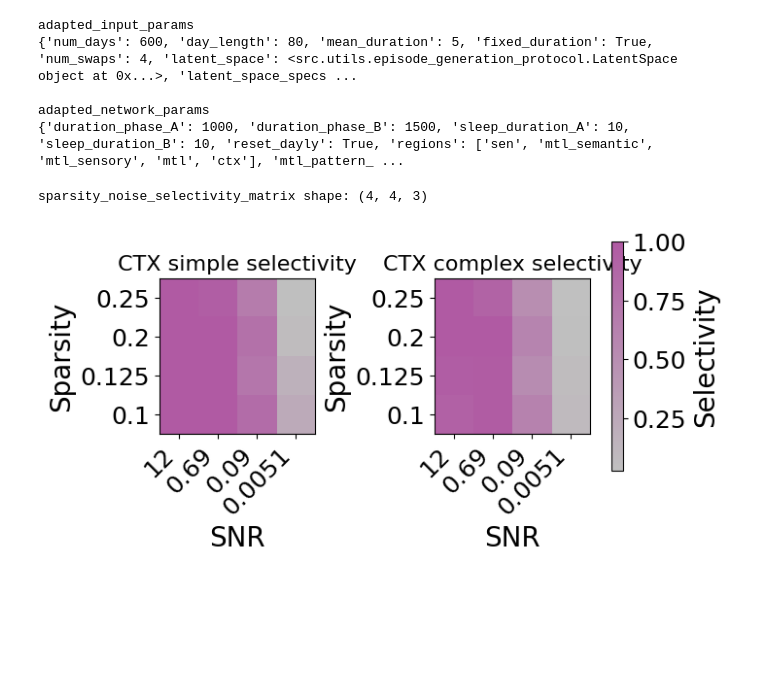
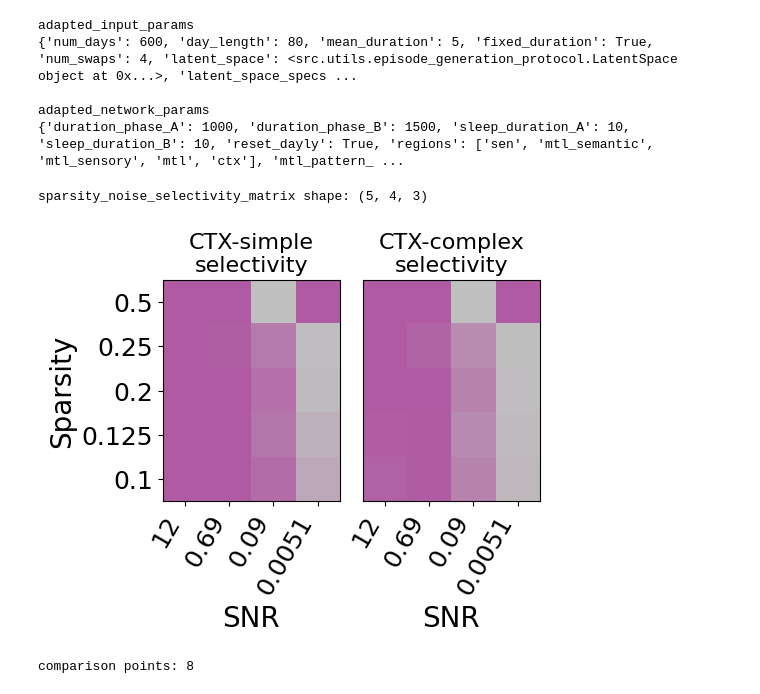
Before and after one commit to albesagonzalez/sensory-semantic-episodes, a Jupyter notebook: parameter_sweeps.ipynb, the cells around one changed output. Saved outputs shown, nothing was run; the diff lists cells and outputs as text; code cells hidden in the pictures; blank space fills up the shorter version.

```diff
--- a/parameter_sweeps.ipynb
+++ b/parameter_sweeps.ipynb
@@ -360,11 +357,11 @@ pattern_complete_iteration_ctx_simple_selectivity shape: (4, 6)
 pattern_complete_iteration_ctx_complex_selectivity shape: (4, 6)
 pattern_complete_iteration_mtl_semantic_simple_selectivity shape: (4, 6)
 # %%
-fig, axes = plt.subplots(1, 2, figsize=(7, 3.5), constrained_layout=True)
+fig, axes = plt.subplots(1, 2, figsize=(4, 4), constrained_layout=True, sharey=True)
 
 plot_matrices = [
-    (pattern_complete_iteration_ctx_simple_selectivity.T, "CTX simple selectivity"),
-    (pattern_complete_iteration_ctx_complex_selectivity.T, "CTX complex selectivity"),
+    (pattern_complete_iteration_ctx_simple_selectivity.T, "CTX-simple\nselectivity"),
+    (pattern_complete_iteration_ctx_complex_selectivity.T, "CTX-complex\nselectivity"),
 ]
 vmin = min(matrix.min() for matrix, _ in plot_matrices)
 vmax = max(matrix.max() for matrix, _ in plot_matrices)
@@ -379,15 +376,14 @@ for ax, (matrix, title) in zip(axes, plot_matrices):
     )
     ax.set_title(title, fontsize=16)
     ax.set_xlabel("SNR", fontsize=20)
-    ax.set_ylabel("Pattern-complete iterations", fontsize=20)
+    ax.set_ylabel("Pattern complete\niterations", fontsize=20)
     ax.set_xticks(np.arange(len(snr_values)))
-    ax.set_xticklabels([f"{value:.2g}" for value in snr_values], rotation=45, ha="right")
+    ax.set_xticklabels([f"{value:.2g}" for value in snr_values], rotation=60, ha="right")
     ax.set_yticks(np.arange(len(pattern_complete_iteration_values)))
     ax.set_yticklabels(pattern_complete_iteration_values)
     ax.tick_params(axis="both", labelsize=18)
+axes[1].yaxis.set_visible(False)
 
-cbar = fig.colorbar(im, ax=axes, shrink=0.9)
-cbar.set_label("Selectivity", fontsize=20)
-cbar.ax.tick_params(labelsize=18)
-plt.show()
+
+plt.savefig("Figures_SVG/S7c.svg", dpi=300, transparent=True)
 # %% [output]
@@ -648,7 +546,7 @@ adapted_input_params
 adapted_network_params
 {'duration_phase_A': 1000, 'duration_phase_B': 1500, 'sleep_duration_A': 10, 'sleep_duration_B': 10, 'reset_dayly': True, 'regions': ['sen', 'mtl_semantic', 'mtl_sensory', 'mtl', 'ctx'], 'mtl_pattern_ ...
 # %%
-sparsity_values = [0.1, 0.125, 0.2, 0.25]
+sparsity_values = [0.1, 0.125, 0.2, 0.25, 0.5]
 
 sparsity_network_override_keys = [
     "sen_size_subregions",
@@ -726,37 +624,35 @@ for result in sparsity_noise_results:
 
 print("sparsity_noise_selectivity_matrix shape:", sparsity_noise_selectivity_matrix.shape)
 # %% [output]
-sparsity_noise_selectivity_matrix shape: (4, 4, 3)
+sparsity_noise_selectivity_matrix shape: (5, 4, 3)
 # %%
-fig, axes = plt.subplots(1, 2, figsize=(7, 3.5), constrained_layout=True)
+fig, axes = plt.subplots(1, 2, figsize=(5, 4), constrained_layout=True, sharey=True)
 
 plot_matrices = [
-    (sparsity_noise_selectivity_matrix[..., 0], "CTX simple selectivity"),
-    (sparsity_noise_selectivity_matrix[..., 1], "CTX complex selectivity"),
+    (sparsity_noise_selectivity_matrix[..., 0], "CTX-simple\nselectivity"),
+    (sparsity_noise_selectivity_matrix[..., 1], "CTX-complex\nselectivity"),
 ]
 vmin = min(matrix.min() for matrix, _ in plot_matrices)
 vmax = max(matrix.max() for matrix, _ in plot_matrices)
 
 for ax, (matrix, title) in zip(axes, plot_matrices):
     im = ax.imshow(
         matrix,
         origin="lower",
         cmap=gray_purple,
         vmin=vmin,
         vmax=vmax,
     )
     ax.set_title(title, fontsize=16)
     ax.set_xlabel("SNR", fontsize=20)
     ax.set_ylabel("Sparsity", fontsize=20)
     ax.set_xticks(np.arange(len(snr_values)))
-    ax.set_xticklabels([f"{value:.2g}" for value in snr_values], rotation=45, ha="right")
+    ax.set_xticklabels([f"{value:.2g}" for value in snr_values], rotation=60, ha="right")
     ax.set_yticks(np.arange(len(sparsity_values)))
     ax.set_yticklabels(sparsity_values)
     ax.tick_params(axis="both", labelsize=18)
+axes[1].yaxis.set_visible(False)
 
-cbar = fig.colorbar(im, ax=axes, shrink=0.9)
-cbar.set_label("Selectivity", fontsize=20)
-cbar.ax.tick_params(labelsize=18)
-plt.show()
+plt.savefig("Figures_SVG/S7d.svg", dpi=300, transparent=True)
 # %% [output]
-[figure, old version]
+[figure, new version]
@@ -762,0 +689,17 @@ plt.show()
+# %%
+comparison_jobs = [
+    (seed, num_swaps, use_outgoing_feedforward_norm)
+    for num_swaps in num_swaps_values
+    for use_outgoing_feedforward_norm in [False, True]
+]
+
+ctx = multiprocessing.get_context("fork")
+with ctx.Pool(processes=min(num_cpu, len(comparison_jobs))) as pool:
+    feedforward_norm_comparison_results = pool.starmap(
+        run_feedforward_norm_comparison_point,
+        comparison_jobs,
+    )
+
+print("comparison points:", len(feedforward_norm_comparison_results))
+# %% [output]
+comparison points: 8
```
Also changed, not shown: parts of 10 cells of this notebook.
